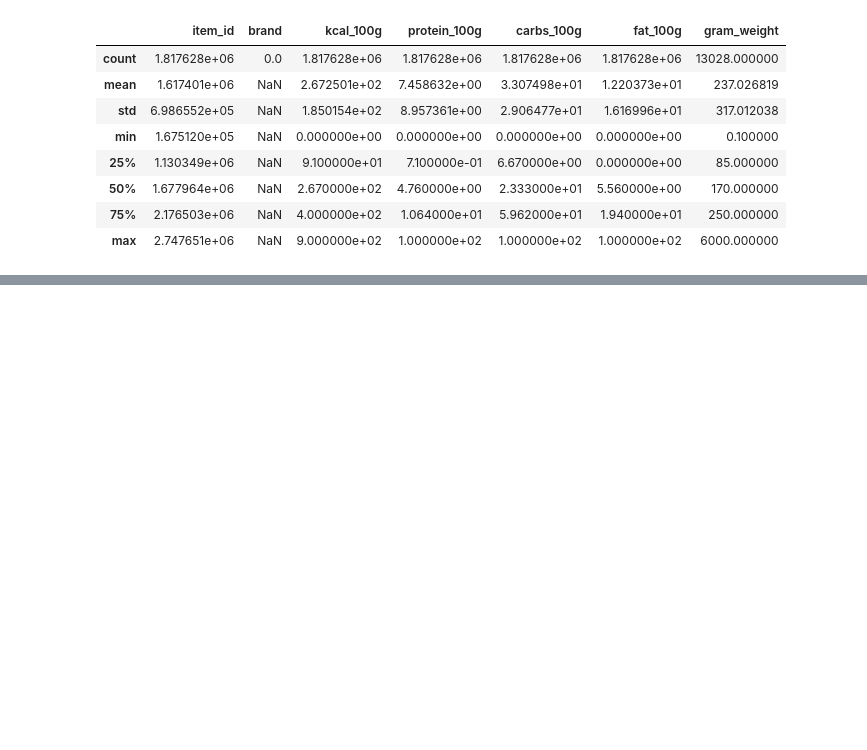
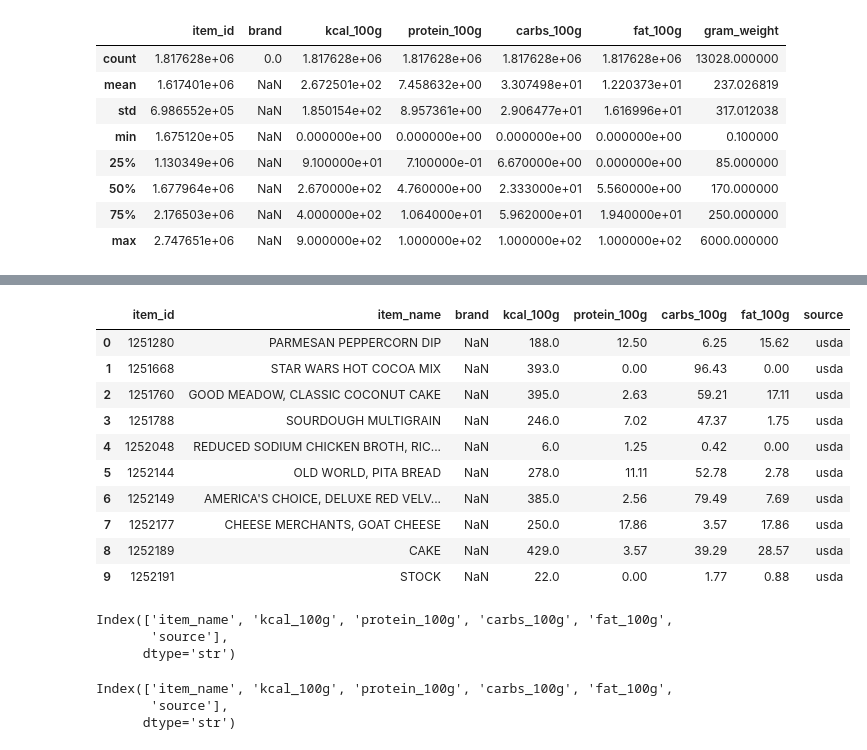
Before and after one commit to KevinSchmitt1/sayfit-alpha, a Jupyter notebook: eda.ipynb, the cells around one changed output, grey strips where cells are left out. Cells and saved outputs as stored; diff of their text form; code cells hidden in the pictures; blank space fills up the shorter version.

```diff
--- a/eda.ipynb
+++ b/eda.ipynb
@@ -99,0 +161,14 @@ df_usda_clean = df_usda.drop(columns=['gram_weight', 'portion_description'])
+# %%
+df_usda_clean.head(10)
+# %% [output]
+|  | item_id | item_name | brand | kcal_100g | protein_100g | carbs_100g | fat_100g | source |
+| 0 | 1251280 | PARMESAN PEPPERCORN DIP | NaN | 188.0 | 12.50 | 6.25 | 15.62 | usda |
+| 1 | 1251668 | STAR WARS HOT COCOA MIX | NaN | 393.0 | 0.00 | 96.43 | 0.00 | usda |
+| 2 | 1251760 | GOOD MEADOW, CLASSIC COCONUT CAKE | NaN | 395.0 | 2.63 | 59.21 | 17.11 | usda |
+| 3 | 1251788 | SOURDOUGH MULTIGRAIN | NaN | 246.0 | 7.02 | 47.37 | 1.75 | usda |
+| 4 | 1252048 | REDUCED SODIUM CHICKEN BROTH, RIC... | NaN | 6.0 | 1.25 | 0.42 | 0.00 | usda |
+| 5 | 1252144 | OLD WORLD, PITA BREAD | NaN | 278.0 | 11.11 | 52.78 | 2.78 | usda |
+| 6 | 1252149 | AMERICA'S CHOICE, DELUXE RED VELV... | NaN | 385.0 | 2.56 | 79.49 | 7.69 | usda |
+| 7 | 1252177 | CHEESE MERCHANTS, GOAT CHEESE | NaN | 250.0 | 17.86 | 3.57 | 17.86 | usda |
+| 8 | 1252189 | CAKE | NaN | 429.0 | 3.57 | 39.29 | 28.57 | usda |
+| 9 | 1252191 | STOCK | NaN | 22.0 | 0.00 | 1.77 | 0.88 | usda |
@@ -99,0 +181,12 @@ df_usda_clean = df_usda.drop(columns=['gram_weight', 'portion_description'])
+# %%
+df_usda_copy.columns
+# %% [output]
+Index(['item_name', 'kcal_100g', 'protein_100g', 'carbs_100g', 'fat_100g',
+       'source'],
+      dtype='str')
+# %%
+df_off_copy.columns
+# %% [output]
+Index(['item_name', 'kcal_100g', 'protein_100g', 'carbs_100g', 'fat_100g',
+       'source'],
+      dtype='str')
```
Also changed, not shown: parts of 18 cells of this notebook, 1 other file.
